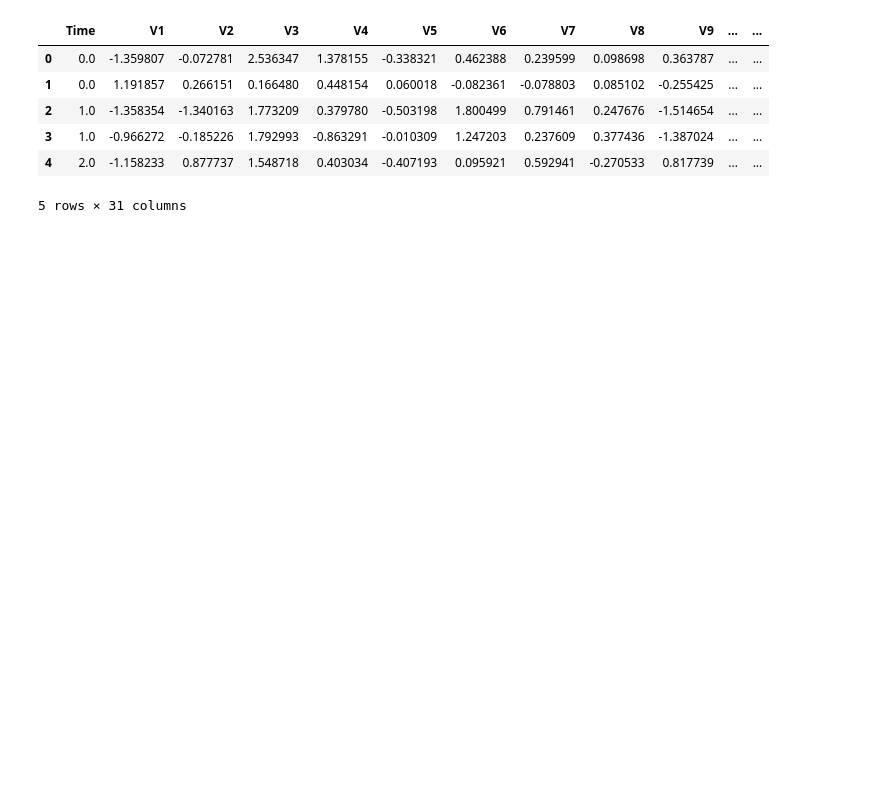
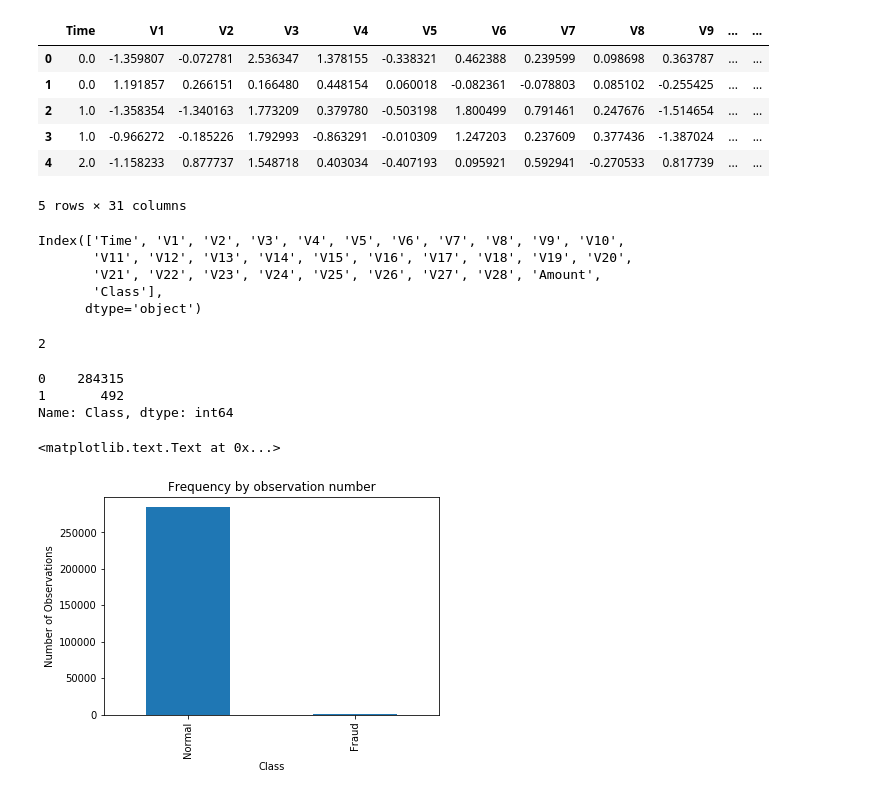
Before and after one commit to Bnic3/creditcard_fraud_detector, a Jupyter notebook: fraud_detector/fraud_detector.ipynb, the cells around one changed output. Saved outputs shown, nothing was run; the diff lists cells and outputs as text; code cells hidden in the pictures; blank space fills up the shorter version.

```diff
--- a/fraud_detector/fraud_detector.ipynb
+++ b/fraud_detector/fraud_detector.ipynb
@@ -9,4 +13,6 @@ from sklearn.model_selection import train_test_split
 from numpy import genfromtxt
 from sklearn.decomposition import PCA
 from imblearn.over_sampling import ADASYN
+# %%
+LABELS = ["Normal","Fraud"]
 # %%
@@ -41,3 +53,30 @@ card_data.head()
 | 3 | 1.0 | -0.966272 | -0.185226 | 1.792993 | -0.863291 | -0.010309 | 1.247203 | 0.237609 | 0.377436 | -1.387024 | ... | ... |
 | 4 | 2.0 | -1.158233 | 0.877737 | 1.548718 | 0.403034 | -0.407193 | 0.095921 | 0.592941 | -0.270533 | 0.817739 | ... | ... |
 5 rows × 31 columns
+# %%
+card_data.columns
+# %% [output]
+Index(['Time', 'V1', 'V2', 'V3', 'V4', 'V5', 'V6', 'V7', 'V8', 'V9', 'V10',
+       'V11', 'V12', 'V13', 'V14', 'V15', 'V16', 'V17', 'V18', 'V19', 'V20',
+       'V21', 'V22', 'V23', 'V24', 'V25', 'V26', 'V27', 'V28', 'Amount',
+       'Class'],
+      dtype='object')
+# %%
+card_data['Class'].nunique()
+# %% [output]
+2
+# %%
+card_data['Class'].value_counts()
+# %% [output]
+0    284315
+1       492
+Name: Class, dtype: int64
+# %%
+card_data['Class'].value_counts().plot.bar()
+plt.xticks(range(2), LABELS)
+plt.title("Frequency by observation number")
+plt.xlabel("Class")
+plt.ylabel("Number of Observations")
+# %% [output]
+<matplotlib.text.Text at 0x...>
+[figure, added]
```
Also changed, not shown: parts of 18 cells of this notebook.
